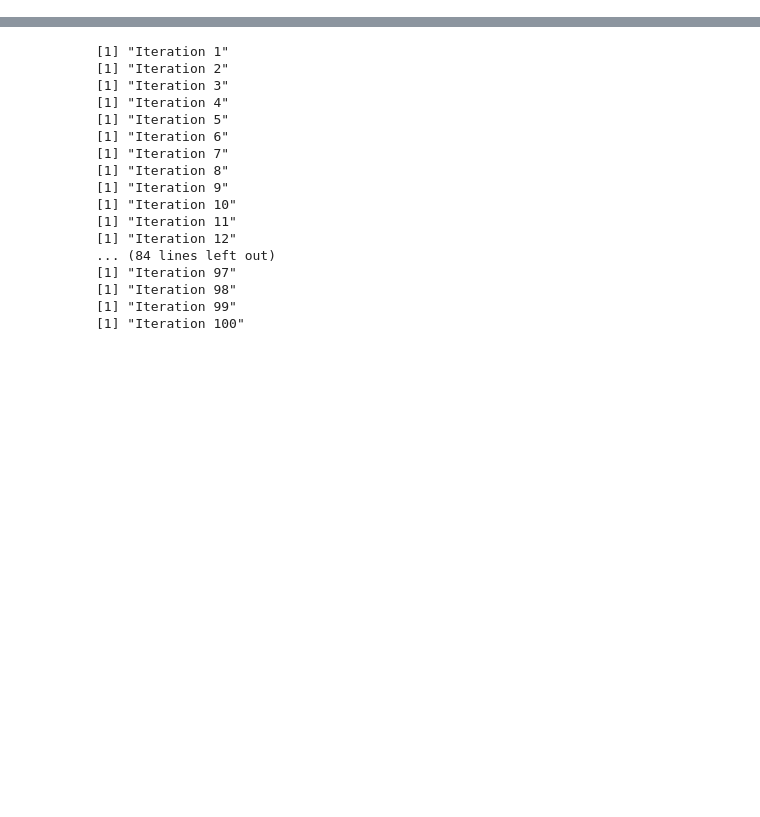
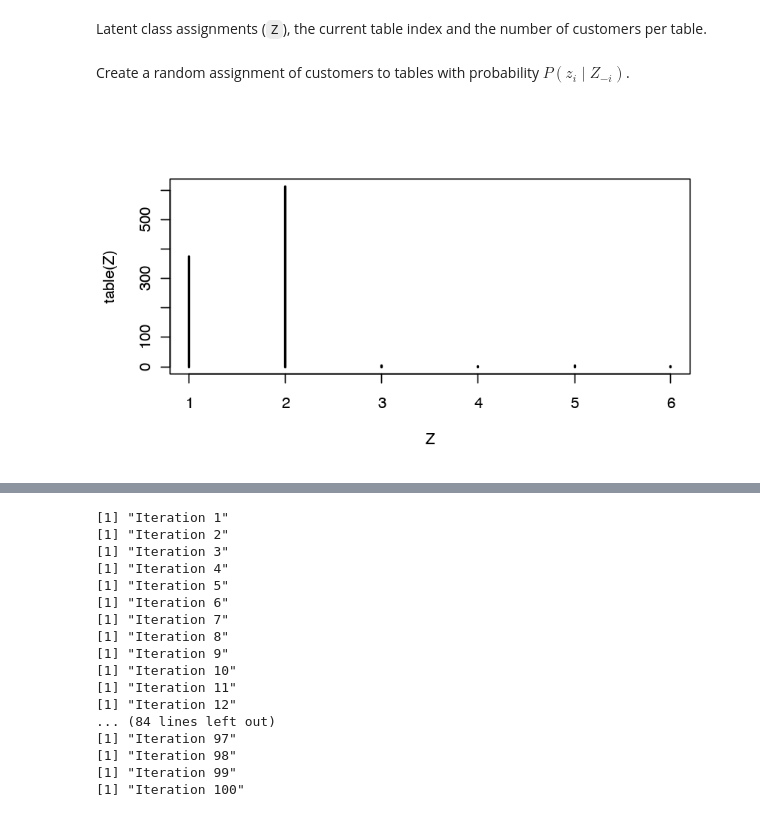
Before and after one commit to dirmeier/etudes, a Jupyter notebook: dirichlet_process_mixture_models.ipynb, the cells around one changed output, grey strips where cells are left out. Drawn from its saved outputs; the diff is of its cells as text; code cells hidden in the pictures; blank space fills up the shorter version.

```diff
--- a/dirichlet_process_mixture_models.ipynb
+++ b/dirichlet_process_mixture_models.ipynb
@@ -0,0 +41,36 @@
+# %%
+n <- 1000
+alpha <- 1
+# %% [markdown]
+Latent class assignments (`Z`), the current table index and the number of customers per table.
+# %%
+Z <- integer(n)
+X <- matrix(0, n, 2)
+curr.tab <- 0
+tables <- c()
+# %%
+sigma <- .1
+mus <- NULL
+# %% [markdown]
+Create a random assignment of customers to tables with probability $P(z_i \mid Z_{-i})$.
+# %%
+for (i in seq(n))
+{
+    probs <- c(tables / (i - 1 + alpha), alpha / (i - 1 + alpha))
+    table <- rdiscrete(1, probs)
+    if (table > curr.tab)
+    {
+        curr.tab <- curr.tab + 1
+        tables <- c(tables, 0)
+        mu <- MASS::mvrnorm(1, c(0, 0), 10 * diag(2))
+        mus <- rbind(mus, mu)
+    }
+    Z[i] <- table
+    X[i,] <- MASS::mvrnorm(1, mus[Z[i], ], sigma * diag(2))
+    tables[table] <-  tables[table] + 1
+
+}
+# %%
+plot(table(Z))
+# %% [output]
+[figure, added]
```
Also changed, not shown: parts of 26 cells of this notebook, 2 other files.
